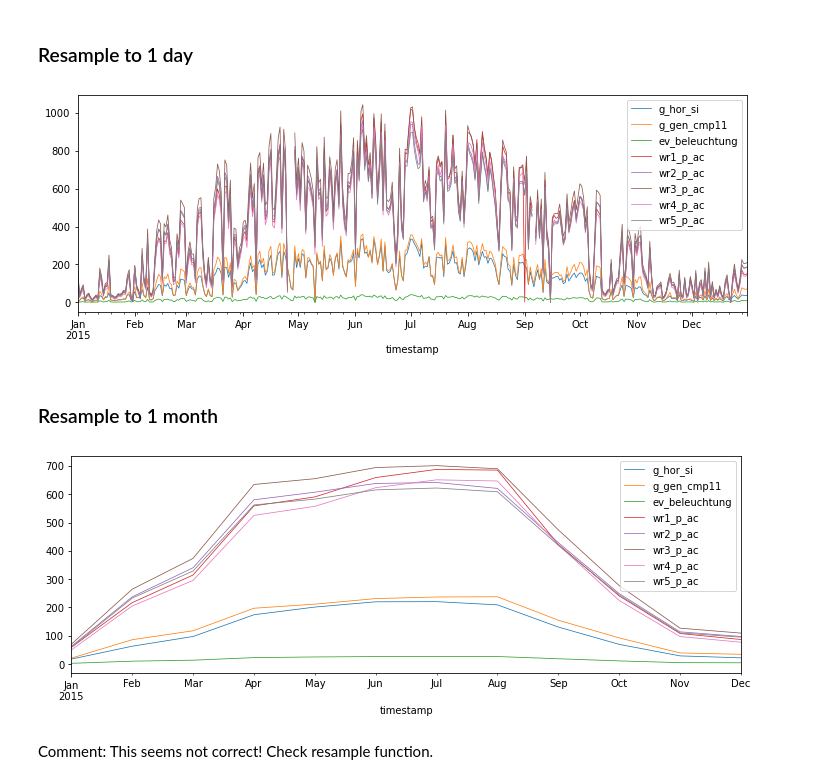
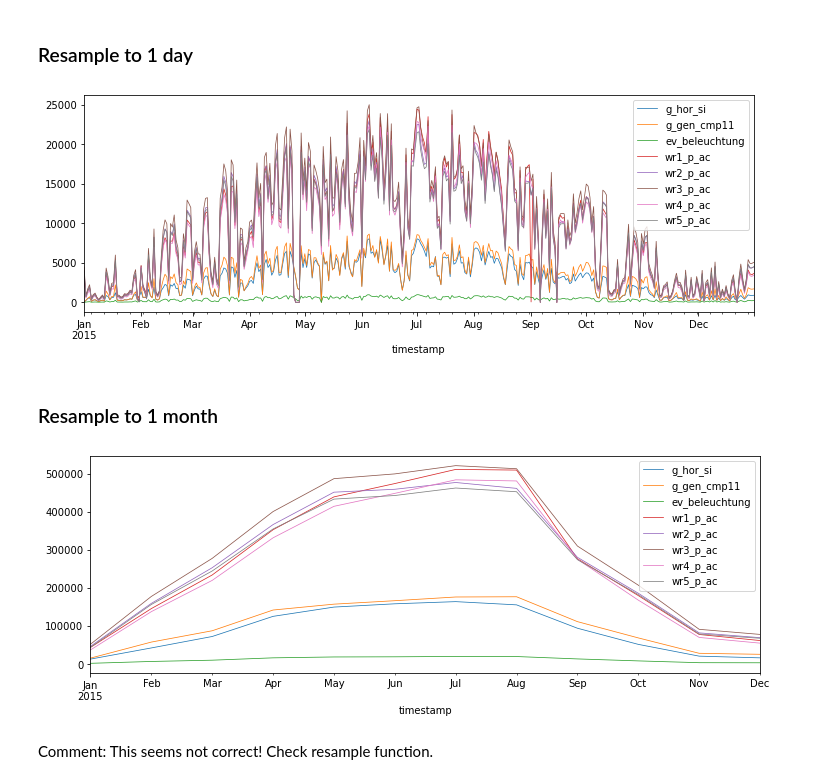
Before and after one commit to htw-pv3/weather-data, a Jupyter notebook: python/pv3_sonnja_db_wr.ipynb, the cells around one changed output. Drawn from its saved outputs; the diff is of its cells as text; code cells hidden in the pictures.

```diff
--- a/python/pv3_sonnja_db_wr.ipynb
+++ b/python/pv3_sonnja_db_wr.ipynb
@@ -130,17 +130,17 @@ ax = df_reH.plot(figsize=(12, 4), lw=0.75)
 # %% [markdown]
 ### Resample to 1 day
 # %%
-df_reD = df.resample('1D').mean()
+df_reD = df_reH.resample('1D').sum()
 ax = df_reD.plot(figsize=(12, 4), lw=0.75)
 # %% [output]
-[figure, old version]
+[figure, new version]
 # %% [markdown]
 ### Resample to 1 month
 # %%
-df_reM = df.resample('1M').mean()
+df_reM = df_reD.resample('1M').sum()
 ax = df_reM.plot(figsize=(12, 4), lw=0.75)
 # %% [output]
-[figure, old version]
+[figure, new version]
 # %% [markdown]
 Comment: This seems not correct! Check resample function.
 # %% [markdown]
```
Also changed, not shown: parts of 2 cells of this notebook.
